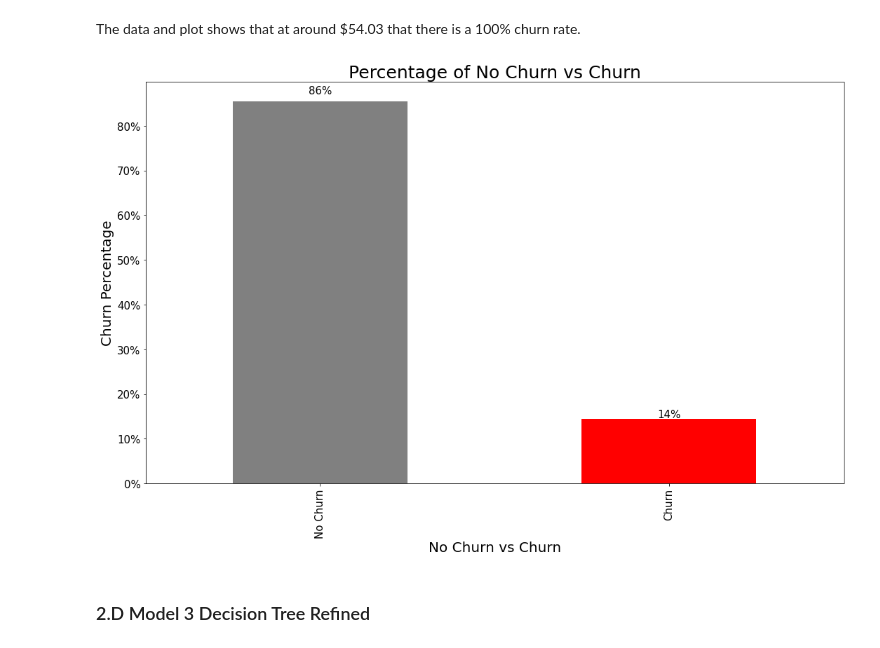
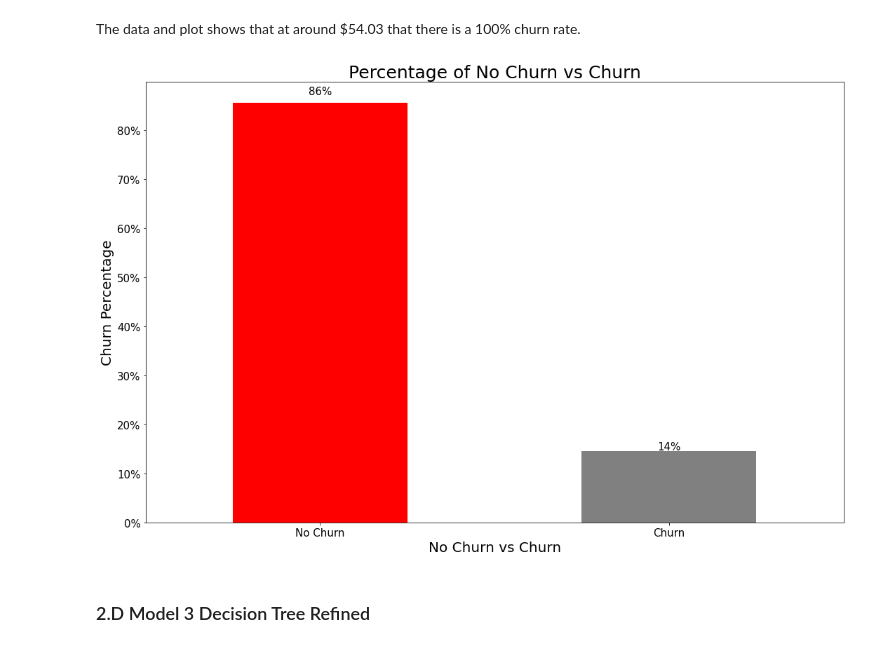
Before and after one commit to anguyen61191/SyriaTel-Customer-Churn, a Jupyter notebook: SyriaTelecommunication.ipynb, the cells around one changed output. Saved outputs shown, nothing was run; the diff lists cells and outputs as text; code cells hidden in the pictures.

```diff
--- a/SyriaTelecommunication.ipynb
+++ b/SyriaTelecommunication.ipynb
@@ -810,33 +810,36 @@ The data and plot shows that at around $54.03 that there is a 100% churn rate.
 # %%
 # Churn vs no Churn Bar Chart for Presentation data slide
 
 fig, ax = plt.subplots(figsize=(15,10))
 
 ax = (df_churn_no_churn.churn_no_churn.value_counts(normalize=True, sort=True)).plot.bar(color = {'grey', 'red'})
 plt.title('Percentage of No Churn vs Churn', fontsize = 25)
 
 ax.tick_params(axis = 'both', labelsize = 15)
 
-plt.xlabel('No Churn vs Churn', fontsize = 20)
+plt.xlabel('No Churn vs Churn',  fontsize = 20)
 
 plt.ylabel('Churn Percentage', fontsize = 20)
 
-ax.set_xticklabels(['No Churn', 'Churn'])
+
+
+ax.set_xticklabels(['No Churn', 'Churn'], rotation = 90)
 
 ax.get_yaxis().set_major_formatter(ticker.FuncFormatter((lambda x, pos: '{:.0%}'.format(x))))
 
 for p in ax.patches:
     width = p.get_width()
     height = p.get_height()
     x, y = p.get_xy()
     ax.annotate(f'{height:.0%}', (x + width/2, y + height*1.02), ha='center' , size = 15)
 
+plt.xticks(rotation = 360)
 
 plt.tight_layout()
 
 plt.savefig('img/ChurnPercentage.png', bbox_inches = "tight")
 # %% [output]
-[figure, old version]
+[figure, new version]
 # %% [markdown]
 ### 2.D Model 3 Decision Tree Refined
 # %% [markdown]
```
Also changed, not shown: parts of 10 cells of this notebook, 1 other file.
